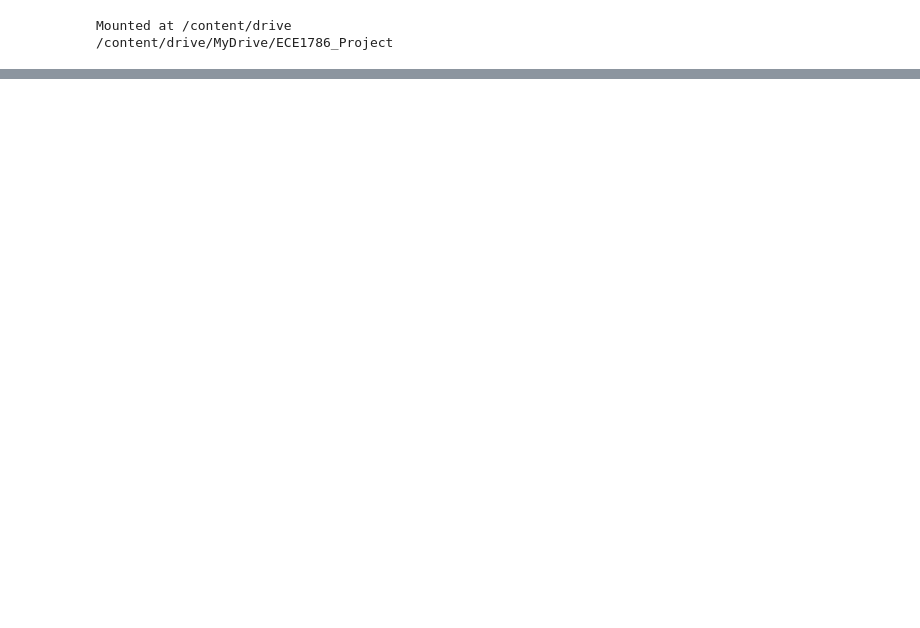
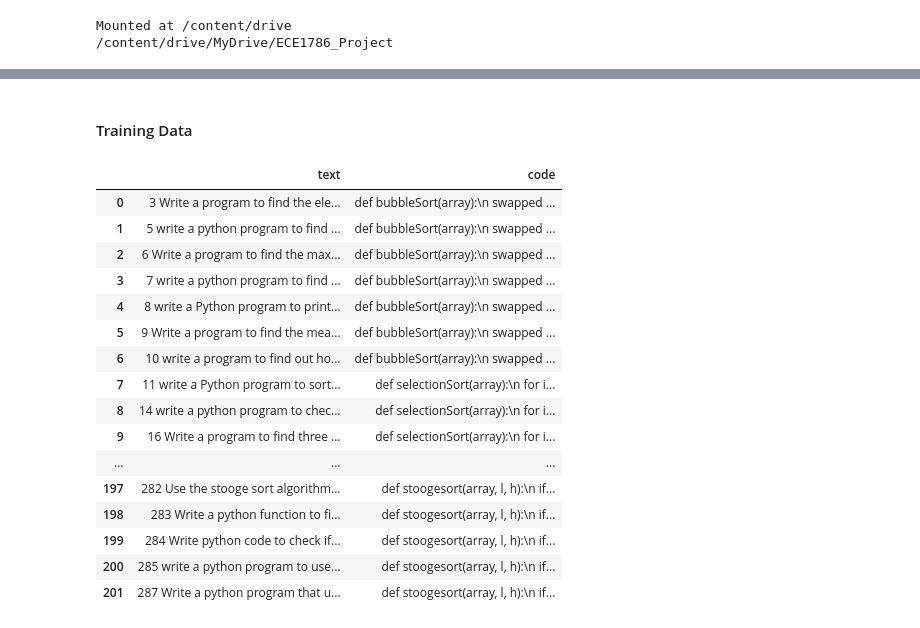
Before and after one commit to ece1786-2022/Eng2Py, a Jupyter notebook: Datasets.ipynb, the cells around one changed output, grey strips where cells are left out. Saved outputs shown, nothing was run; the diff lists cells and outputs as text; code cells hidden in the pictures; blank space fills up the shorter version.

Commit message:
Updated Dataset file

```diff
--- a/Datasets.ipynb
+++ b/Datasets.ipynb
@@ -253,0 +8,45 @@ Dataset_Yuchen.head()
+# %% [markdown]
+#### Training Data
+# %%
+training_data_file = open("Training_after_mods.txt", "r")
+training_data = training_data_file.readlines()
+# %%
+training_data[0] = training_data[0][training_data[0].find('#'):]
+# %%
+training_dataset = []
+data_point = None
+count = 0
+for line in training_data[:-1]:
+  if line[0] == "#":
+    if data_point:
+      data_point['code'] = ''.join(data_point['code'])
+      training_dataset.append(data_point)
+    data_point = {"text": None, "code": []}
+    data_point['text'] = line[1:]
+  else:
+    data_point["code"].append(line)
+# %%
+import pandas as pd
+training_dataset = pd.DataFrame(training_dataset)
+training_dataset['text'] = training_dataset['text'].str.strip()
+# %%
+from IPython.display import display, HTML
+display(HTML(training_dataset.to_html()))
+# %% [output]
+|  | text | code |
+| 0 | 3 Write a program to find the ele... | def bubbleSort(array):\n swapped ... |
+| 1 | 5 write a python program to find ... | def bubbleSort(array):\n swapped ... |
+| 2 | 6 Write a program to find the max... | def bubbleSort(array):\n swapped ... |
+| 3 | 7 write a python program to find ... | def bubbleSort(array):\n swapped ... |
+| 4 | 8 write a Python program to print... | def bubbleSort(array):\n swapped ... |
+| 5 | 9 Write a program to find the mea... | def bubbleSort(array):\n swapped ... |
+| 6 | 10 write a program to find out ho... | def bubbleSort(array):\n swapped ... |
+| 7 | 11 write a Python program to sort... | def selectionSort(array):\n for i... |
+| 8 | 14 write a python program to chec... | def selectionSort(array):\n for i... |
+| 9 | 16 Write a program to find three ... | def selectionSort(array):\n for i... |
+| ... | ... | ... |
+| 197 | 282 Use the stooge sort algorithm... | def stoogesort(array, l, h):\n if... |
+| 198 | 283 Write a python function to fi... | def stoogesort(array, l, h):\n if... |
+| 199 | 284 Write python code to check if... | def stoogesort(array, l, h):\n if... |
+| 200 | 285 write a python program to use... | def stoogesort(array, l, h):\n if... |
+| 201 | 287 Write a python program that u... | def stoogesort(array, l, h):\n if... |
```
Also changed, not shown: parts of 49 cells of this notebook.
